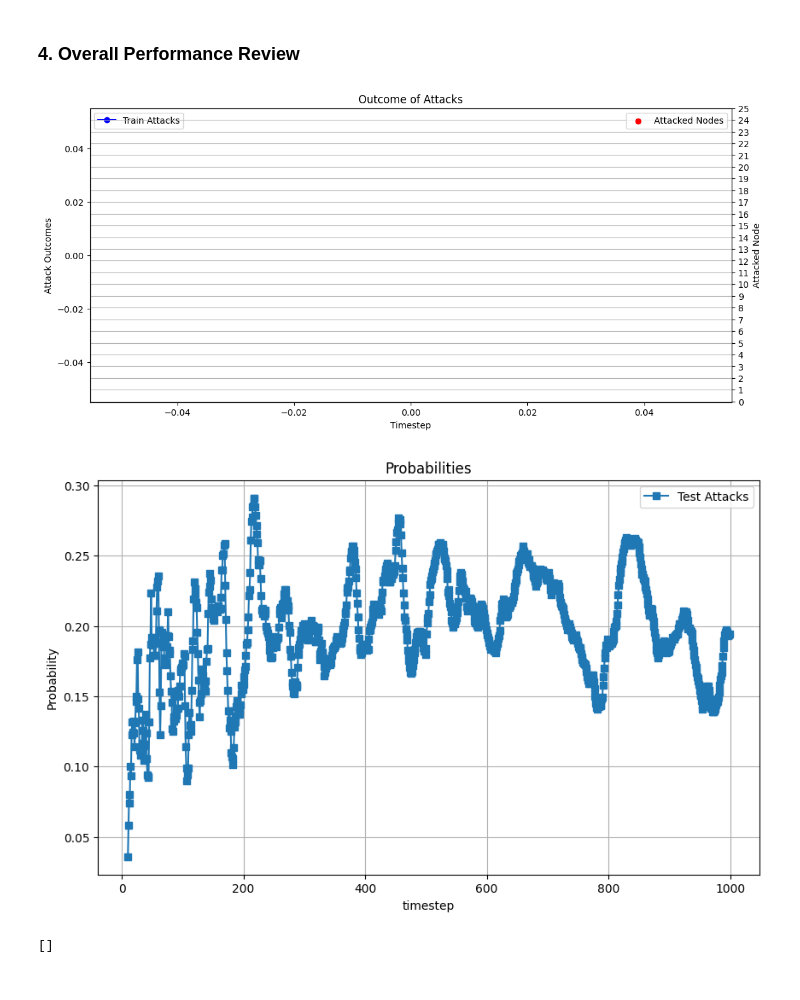
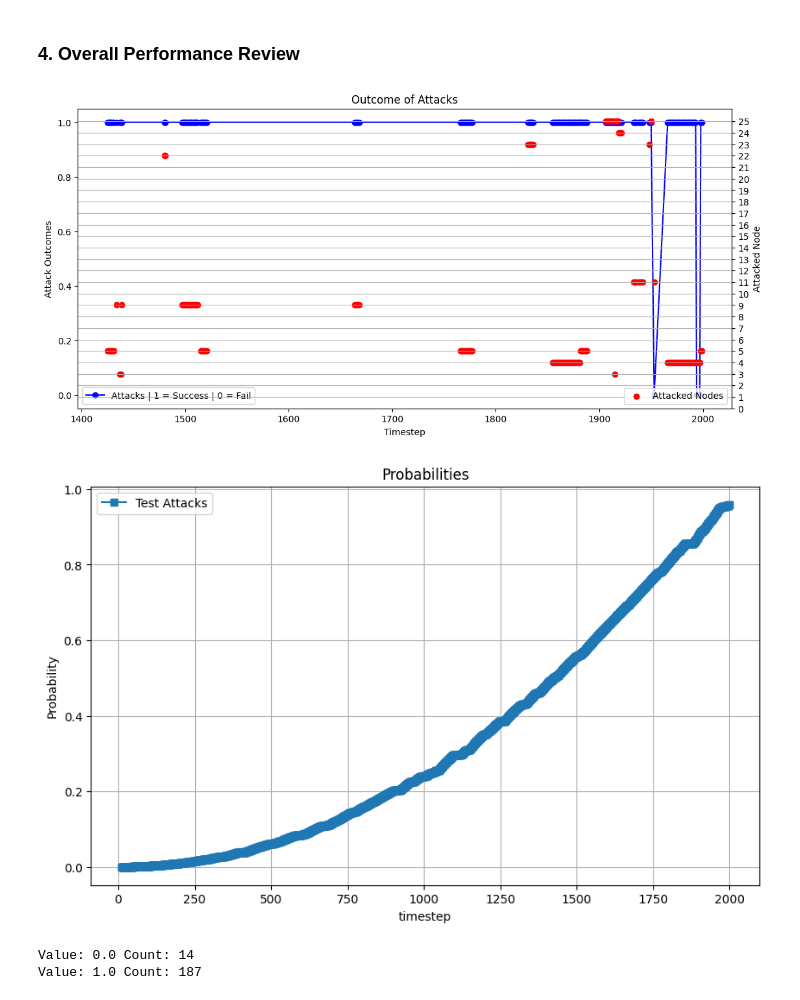
Before and after one commit to jward0/Intelligent-Intruder, a Jupyter notebook: main.ipynb, the cells around one changed output. Cells and saved outputs as stored; diff of their text form; code cells hidden in the pictures.

Commit message:
f3 function integrated, ready to merge with main

```diff
--- a/main.ipynb
+++ b/main.ipynb
@@ -64,7 +64,9 @@ import random
 
 # Define the window size and threshold
 window_size = 10
-threshold = 0.8  # Example threshold
+f1_threshold = 1  # Example threshold
+f2_threshold = 1
+f3_threshold = 0.5
 
 data_shape = (window_size,trainX.shape[1], trainX.shape[-1])
 
@@ -77,8 +79,8 @@ list_of_attacked_nodes = []
 attack_outcomes = []
 timestep = []
 
-starting_timestep = 120
-ending_timestep = 5000
+# min_waittime = 120
+ending_timestep = 2000
 
 predictions = np.full((ending_timestep, 25),np.nan)
 probabilities = np.full((ending_timestep, 1),np.nan)
@@ -129,14 +131,19 @@ for i in range(window_size, ending_timestep):
     replay_buffer_predictions = predictions[0:i,:]
 
 
-    probability_exceed_threshold = np.sum(replay_buffer_predictions.flatten() >= threshold) / np.count_nonzero(replay_buffer_predictions.flatten() != np.nan)
+    probability_exceed_threshold = (1 - np.sum(replay_buffer_predictions.flatten() >= f2_threshold) / np.sum(replay_buffer_predictions.flatten() != np.nan))*np.square(i/ending_timestep)
+    prob = (1 - np.sum(replay_buffer_predictions.flatten() >= f2_threshold) / np.sum(replay_buffer_predictions.flatten() != np.nan))
+    print(prob)
     probabilities[i] = probability_exceed_threshold
 
     # print(f"Probability of exceeding {threshold} in the remaining time: {probability_exceed_threshold}")
 
+    # f3 function
+    f3 = probability_exceed_threshold*prediction.max()
+
 
     # Check the prediction against the threshold
-    if (i>=starting_timestep)&(probability_exceed_threshold >= threshold)&(prediction.max()>=threshold):
+    if (f3 >= f3_threshold)&(prediction.max()>=f1_threshold):
         max_index = prediction.argmax()
         print(f"Threshold reached with prediction: {prediction.max()} at timestep: {i}")
         print(f"Attack succesful if value is 1, with the value being: {label[:,max_index]} at timestep: {i}")
@@ -184,7 +191,7 @@ import matplotlib.pyplot as plt
 fig, ax1 = plt.subplots(figsize=(13, 6))
 
 # Plot the first data on the left y-axis
-ax1.plot(timestep, attack_outcomes, label='Train Attacks', marker='o', color='blue')
+ax1.plot(timestep, attack_outcomes, label='Attacks | 1 = Success | 0 = Fail', marker='o', color='blue')
 ax1.set_ylabel('Attack Outcomes')
 
 # Create a twin axis on the right
@@ -194,38 +201,38 @@ ax2 = ax1.twinx()
 ax2.scatter(timestep, list_of_attacked_nodes, label='Attacked Nodes', marker='o', color='red')
 ax2.set_ylabel('Attacked Node')
 
 ax2.set_yticks(np.arange(0, N+1, 1))
 
 # Set titles, labels, and legends
 ax1.set_title('Outcome of Attacks')
 ax1.set_xlabel('Timestep')
-ax1.legend(loc='upper left')
-ax2.legend(loc='upper right')
+ax1.legend(loc='lower left')
+ax2.legend(loc='lower right')
 
 # Display the grid
 ax2.grid(True)
 
 # Save the plot if needed
 # plt.savefig("02_10000_32batch_10sequence_replay_buffer_setup.png")
 
 # Show the plot
 
 plt.figure(figsize=(10, 6))
 
 plt.plot(np.arange(0, ending_timestep,1), probabilities, label='Test Attacks', marker='s')
 
 plt.title('Probabilities')
 plt.xlabel('timestep')
 plt.ylabel('Probability')
 plt.legend()
 plt.grid(True)
-plt.savefig("firstProbabilityFunction.png")
+# plt.savefig("002_10000_ProbabilityFunction.png")
 
 
 plt.show()
 # %% [output]
-[figure, old version]
+[figure, new version]
-[figure, old version]
+[figure, new version]
 # %%
 import numpy as np
 
@@ -235,7 +242,6 @@ unique_values, counts = np.unique(attack_outcomes, return_counts=True)
 # Print the unique values and their counts
 for value, count in zip(unique_values, counts):
     print("Value:", value, "Count:", count)
+# %% [output]
+Value: 0.0 Count: 14
+Value: 1.0 Count: 187
-# %%
-timestep
-# %% [output]
-[]
```
Also changed, not shown: parts of 1 cell of this notebook, 9 other files.
